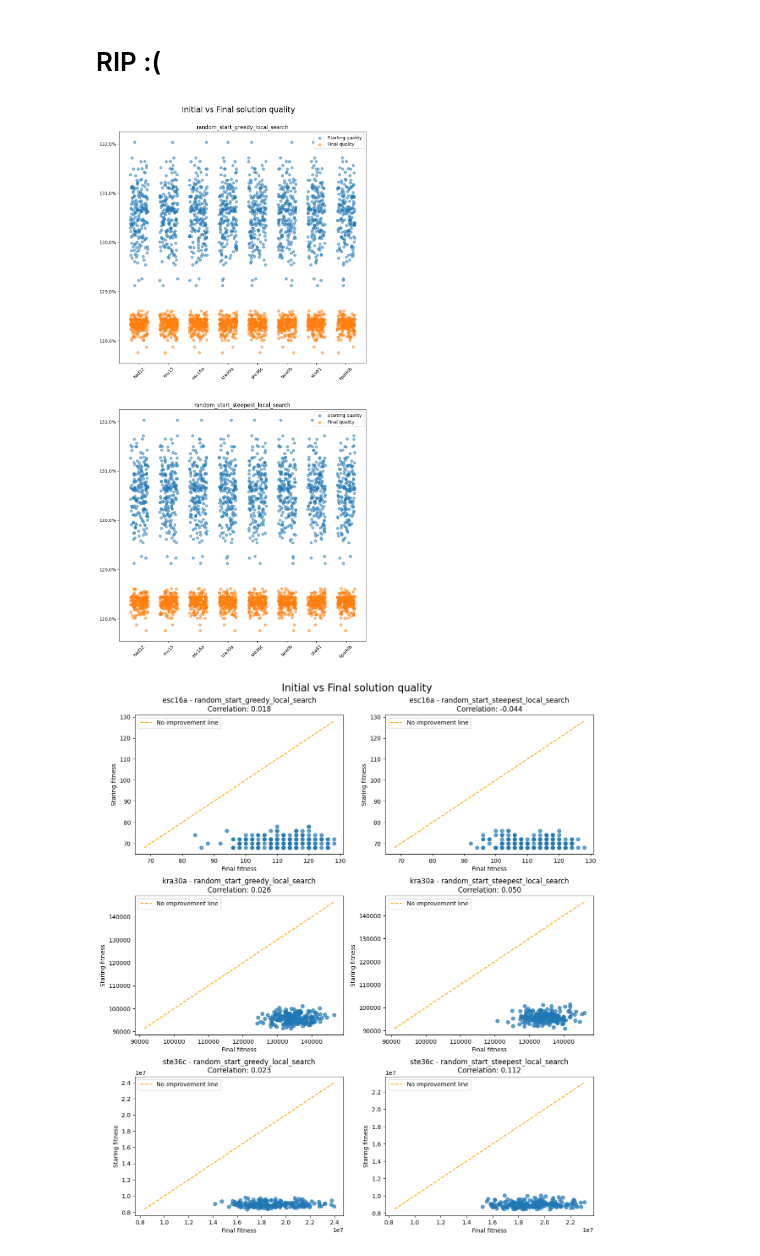
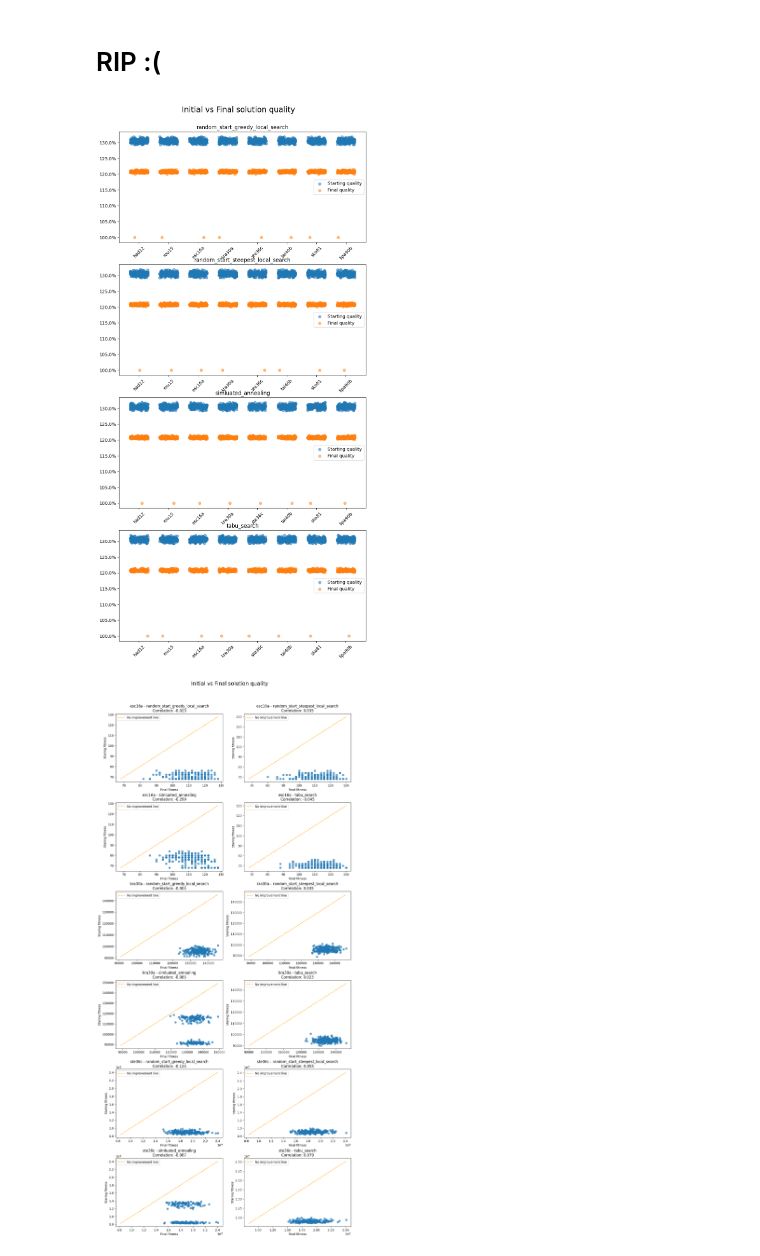
Before and after one commit to 2002jan/put-biam-2025, a Jupyter notebook: visualization/instances_vis.ipynb, the cells around one changed output. Drawn from its saved outputs; the diff is of its cells as text; code cells hidden in the pictures.

```diff
--- a/visualization/instances_vis.ipynb
+++ b/visualization/instances_vis.ipynb
@@ -28,6 +29,22 @@ for instance in instances:
     instance_path = os.path.join(path, instance)
     instance_data = read_json(instance_path)
     insta_name = instance.split("_")[-1]
+
+
+
+    keys = list(instance_data.keys())
+
+    for key in keys:
+        new_key = key
+        if 'tabu' in key:
+            new_key = "tabu_search"
+        elif 'simluated_annealing' in key:
+            new_key = "simluated_annealing"
+
+        if new_key != key:
+            instance_data[new_key] = instance_data[key]
+            del instance_data[key]
+
     instances_data[insta_name] = instance_data
 
 instances = list(map(lambda x: x.split("_")[-1], instances))
@@ -162,12 +181,13 @@ ax = fig.add_subplot(1, 1, 1)
 
 for algo in algos:
 
-    if "local_search" not in algo: continue
+    if "local_search" not  in algo and "tabu" not  in algo and "annealing" not  in algo: continue
 
     data = [np.mean([r.iterations for r in instances_data[i][algo].runs]) for i in instances]
     ax.plot(instances, data, label=algo, marker="o")
     ax.set_title("Average iterations")
     ax.set_ylabel("Iterations")
     ax.set_xlabel("Instances")
+    # ax.set_yscale("log")
     ax.legend()
 # %% [output]
@@ -190,7 +210,7 @@ for algo in algos:
 
     data_full = [np.mean(dd) for dd in dirty_data_full]
 
-    std_partial = [np.std(dd) for dd in dirty_data_partial]
+    # std_partial = [np.std(dd) for dd in dirty_data_partial]
     std_full = [np.std(dd) for dd in dirty_data_full]
 
     ax_full.errorbar(instances, data_full, yerr=std_full, capsize=5, marker="o", label=algo)
@@ -217,12 +237,12 @@ st = fig.suptitle("Initial vs Final solution quality", fontsize="xx-large")
 # Create a mapping from instance names to numeric x-axis positions
 instance_to_x = {inst: i for i, inst in enumerate(instances)}
 
-for j, algo in enumerate(filter(lambda x: "local_search" in x, algos)):
+for j, algo in enumerate(filter(lambda x: "local_search"  in x or "tabu"  in x or "annealing"  in x, algos)):
     starting_quality = []
     final_quality = []
     x_jittered = []
 
-    ax = fig.add_subplot(2, 1, j + 1)
+    ax = fig.add_subplot(4, 1, j + 1)
 
     for instance in instances:
         instance_starting_quality = [r.scores[0] / algo_data.optimum * 100 for r in algo_data.runs]
@@ -254,45 +274,45 @@ for j, algo in enumerate(filter(lambda x: "local_search" in x, algos)):
 st.set_y(0.95)
 fig.subplots_adjust(top=0.91)
 # %% [output]
-[figure, old version]
+[figure, new version]
 # %%
 instances_input = instances[2:5]
 
-fig = plt.figure(figsize=(14, len(instances_input) * 5))
+fig = plt.figure(figsize=(14, len(instances_input) * 10))
 fig.subplots_adjust(hspace=0.3)
 st = fig.suptitle("Initial vs Final solution quality", fontsize="xx-large")
 
 for i, instance in enumerate(instances_input):
 
-    for j, algo in enumerate(filter(lambda x: "local_search" in x, algos)):
-        ax = fig.add_subplot(len(instances_input), 2, i * 2 + j + 1)
+    for j, algo in enumerate(filter(lambda x: "local_search"  in x or "tabu"  in x or "annealing"  in x, algos)):
+        ax = fig.add_subplot(len(instances_input) * 2, 2, i * 4 + j + 1)
 
         x = []
         y = []
 
         for run in instances_data[instance][algo].runs:
             x.append(run.scores[0])
             y.append(run.final_score)
 
         val_min = np.min([np.min(y), np.min(x)])
         val_max = np.max([np.max(y), np.max(x)])
 
         cor = stats.spearmanr(x, y)
 
         # ax.yaxis.set_major_formatter(mticker.FuncFormatter(lambda x, _: f"{x:.1f}%"))
-        ax.set_title(f"{instance} - {algo}\nCorrelation: {cor.correlation:.3fz}")
+        ax.set_title(f"{instance} - {algo}\nCorrelation: {cor.correlation:.3f}")
         ax.set_ylabel("Staring fitness")
         ax.set_xlabel("Final fitness")
 
         # x = np.arange(0, len(y_avg_buffer) * 2, 2)
 
         ax.scatter(x, y, alpha=0.7)
         ax.plot([val_min, val_max], [val_min, val_max], "--", label="No improvement line", color="orange")
         # ax.plot(x, y_min, label="Min")
         ax.legend()
 
 st.set_y(0.95)
 fig.subplots_adjust(top=0.90)
 # %% [output]
-[figure, old version]
+[figure, new version]
 # %%
```
Also changed, not shown: parts of 10 cells of this notebook, 1 other file.
